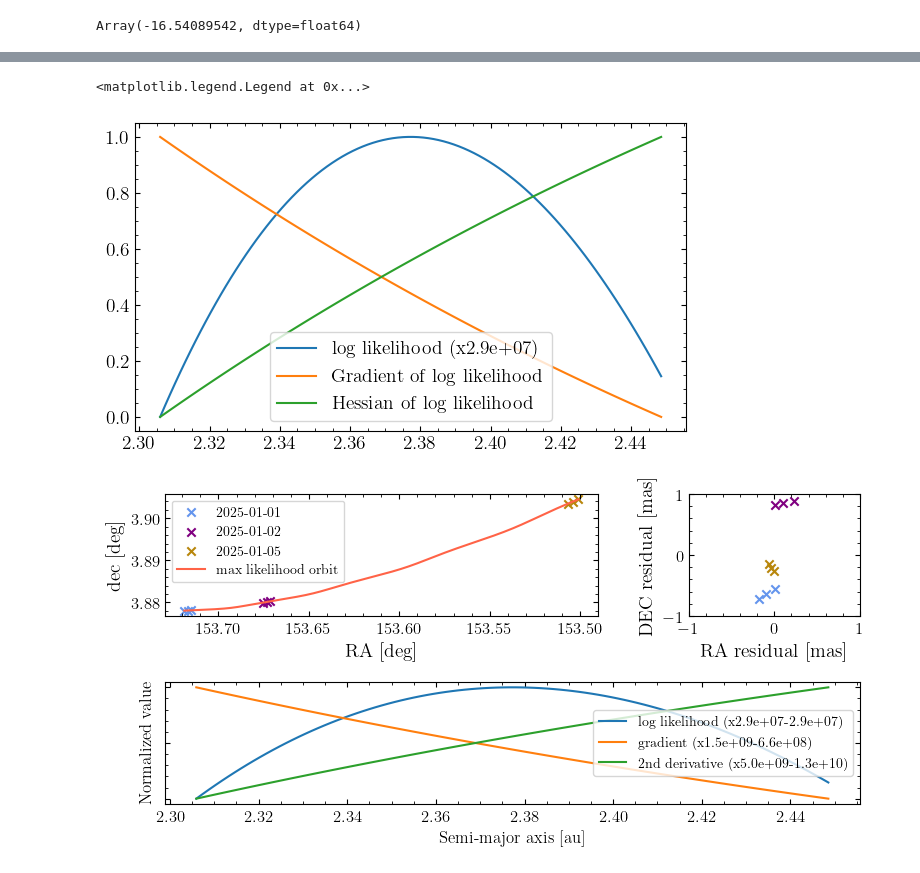
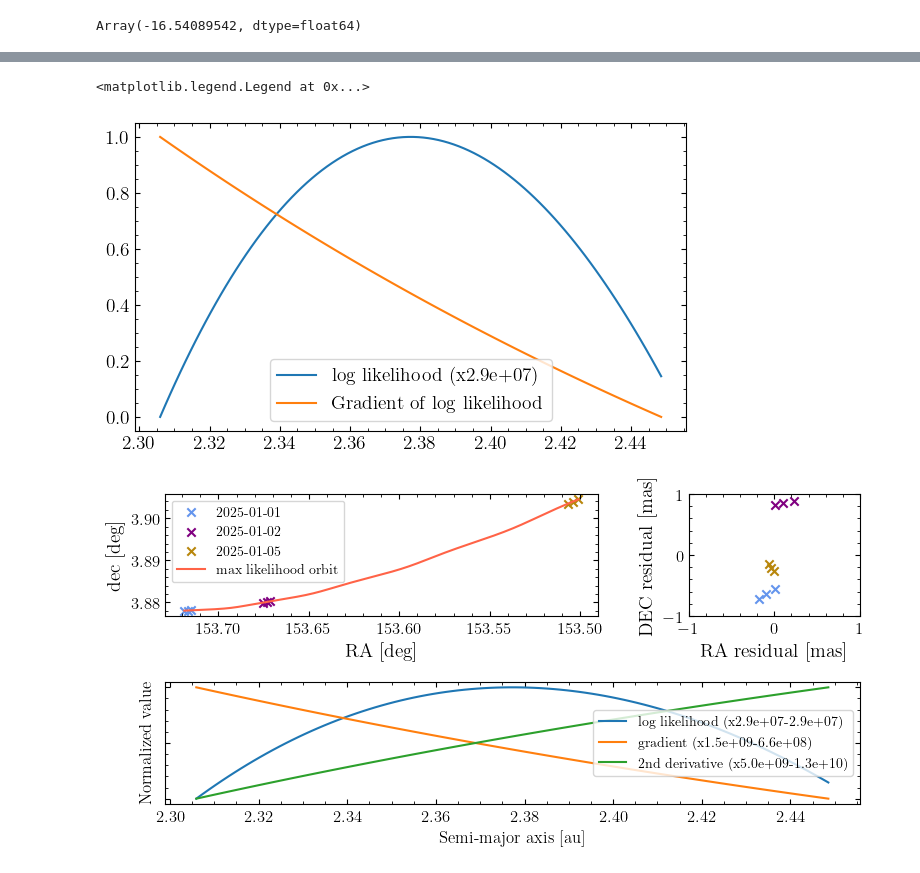
Before and after one commit to ben-cassese/jorbit, a Jupyter notebook: paper/wikipedia_orbit_fit.ipynb, the cells around one changed output, grey strips where cells are left out. Drawn from its saved outputs; the diff is of its cells as text; code cells hidden in the pictures.

Commit message:
edit orbit fit figure

```diff
--- a/paper/wikipedia_orbit_fit.ipynb
+++ b/paper/wikipedia_orbit_fit.ipynb
@@ -228,14 +228,14 @@ grad_grad_lls = jnp.array(grad_grad_lls).flatten()
 # %%
 n = jnp.ptp(lls)
 plt.plot(semis, (lls - jnp.min(lls)) / n, label=f"log likelihood (x{n:.1e})" )
 n = jnp.ptp(grad_lls)
 plt.plot(semis, (grad_lls - jnp.min(grad_lls)) / n, label="Gradient of log likelihood")
-n = jnp.ptp(grad_grad_lls)
-plt.plot(semis, (grad_grad_lls - jnp.min(grad_grad_lls)) / n, label="Hessian of log likelihood")
+# n = jnp.ptp(grad_grad_lls)
+# plt.plot(semis, (grad_grad_lls - jnp.min(grad_grad_lls)) / n, label="Hessian of log likelihood")
 plt.legend()
 # %% [output]
 <matplotlib.legend.Legend at 0x...>
-[figure, old version]
+[figure, new version]
 # %%
 fig = plt.figure(figsize=(8, 4))  # Increased height to accommodate new subplot
 gs = fig.add_gridspec(2, 3)  # 2 rows, 3 columns
```
Also changed, not shown: parts of 10 cells of this notebook, 2 other files.
